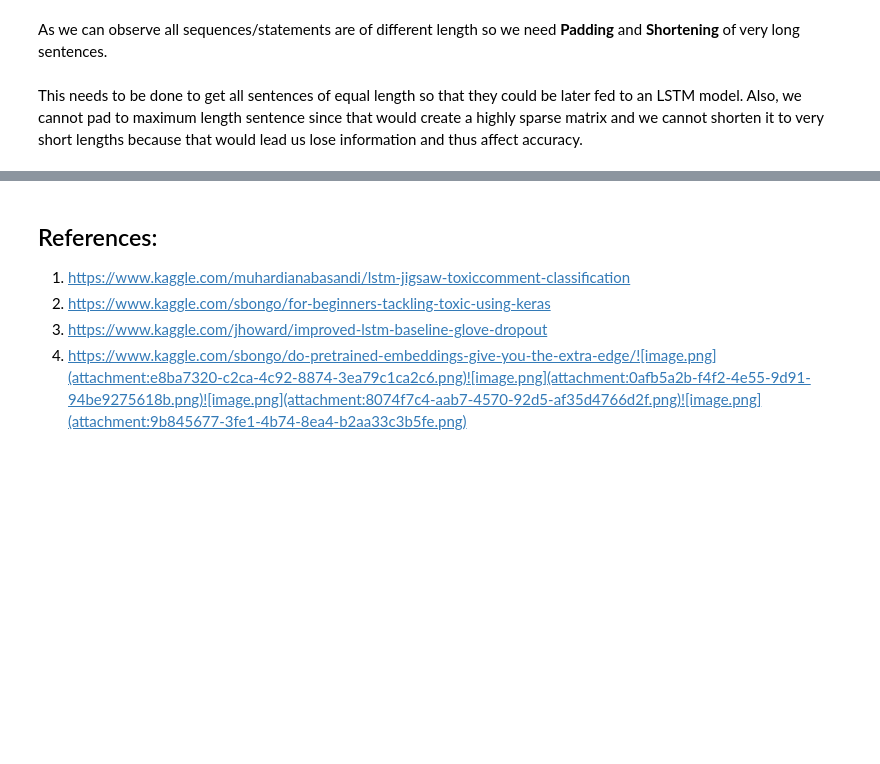
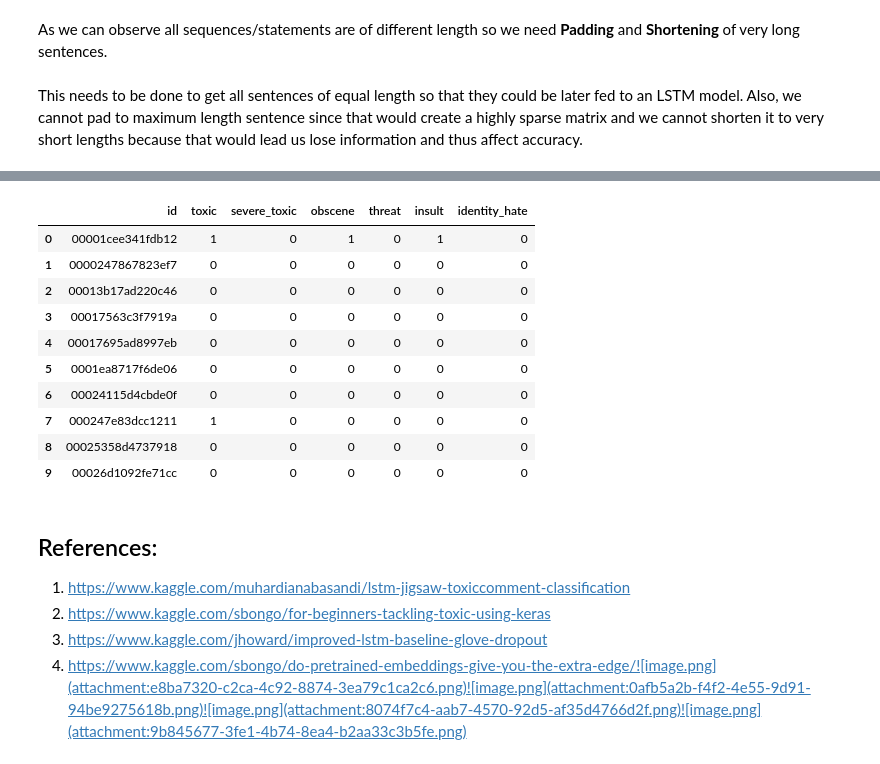
Before and after one commit to PrakritiAilavadi/Kaggle, a Jupyter notebook: Toxic Comments Classification using NLP/using-keras-lstm.ipynb, the cells around one changed output, grey strips where cells are left out. Saved outputs shown, nothing was run; the diff lists cells and outputs as text; code cells hidden in the pictures; blank space fills up the shorter version.

```diff
--- a/Toxic Comments Classification using NLP/using-keras-lstm.ipynb
+++ b/Toxic Comments Classification using NLP/using-keras-lstm.ipynb
@@ -384,3 +503,32 @@ Next up: Building LSTM model
+# %%
+# Adding a threshold of 0.5 for each category
+def threshold_conversion(x):
+    output = 0
+    if x>0.5:
+        output = 1
+    else:
+        ouput = 0
+    return output
+
+sample_submission['toxic'] = sample_submission['toxic'].apply(lambda x: threshold_conversion(x))
+sample_submission['severe_toxic'] = sample_submission['severe_toxic'].apply(lambda x: threshold_conversion(x))
+sample_submission['obscene'] = sample_submission['obscene'].apply(lambda x: threshold_conversion(x))
+sample_submission['threat'] = sample_submission['threat'].apply(lambda x: threshold_conversion(x))
+sample_submission['insult'] = sample_submission['insult'].apply(lambda x: threshold_conversion(x))
+sample_submission['identity_hate'] = sample_submission['identity_hate'].apply(lambda x: threshold_conversion(x))
+sample_submission.head(10)
+# %% [output]
+|  | id | toxic | severe_toxic | obscene | threat | insult | identity_hate |
+| 0 | 00001cee341fdb12 | 1 | 0 | 1 | 0 | 1 | 0 |
+| 1 | 0000247867823ef7 | 0 | 0 | 0 | 0 | 0 | 0 |
+| 2 | 00013b17ad220c46 | 0 | 0 | 0 | 0 | 0 | 0 |
+| 3 | 00017563c3f7919a | 0 | 0 | 0 | 0 | 0 | 0 |
+| 4 | 00017695ad8997eb | 0 | 0 | 0 | 0 | 0 | 0 |
+| 5 | 0001ea8717f6de06 | 0 | 0 | 0 | 0 | 0 | 0 |
+| 6 | 00024115d4cbde0f | 0 | 0 | 0 | 0 | 0 | 0 |
+| 7 | 000247e83dcc1211 | 1 | 0 | 0 | 0 | 0 | 0 |
+| 8 | 00025358d4737918 | 0 | 0 | 0 | 0 | 0 | 0 |
+| 9 | 00026d1092fe71cc | 0 | 0 | 0 | 0 | 0 | 0 |
 # %% [markdown]
 ## References:
 
```
Also changed, not shown: parts of 22 cells of this notebook.
